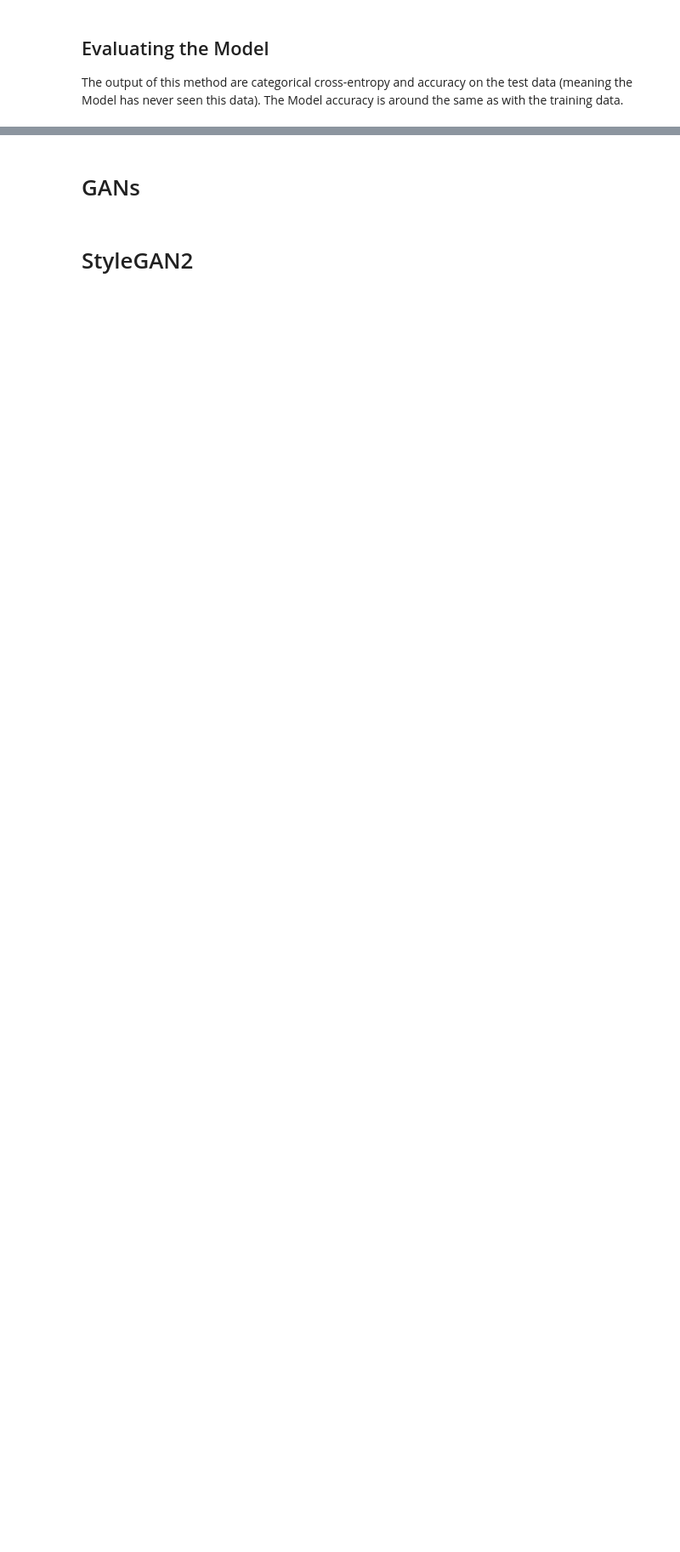
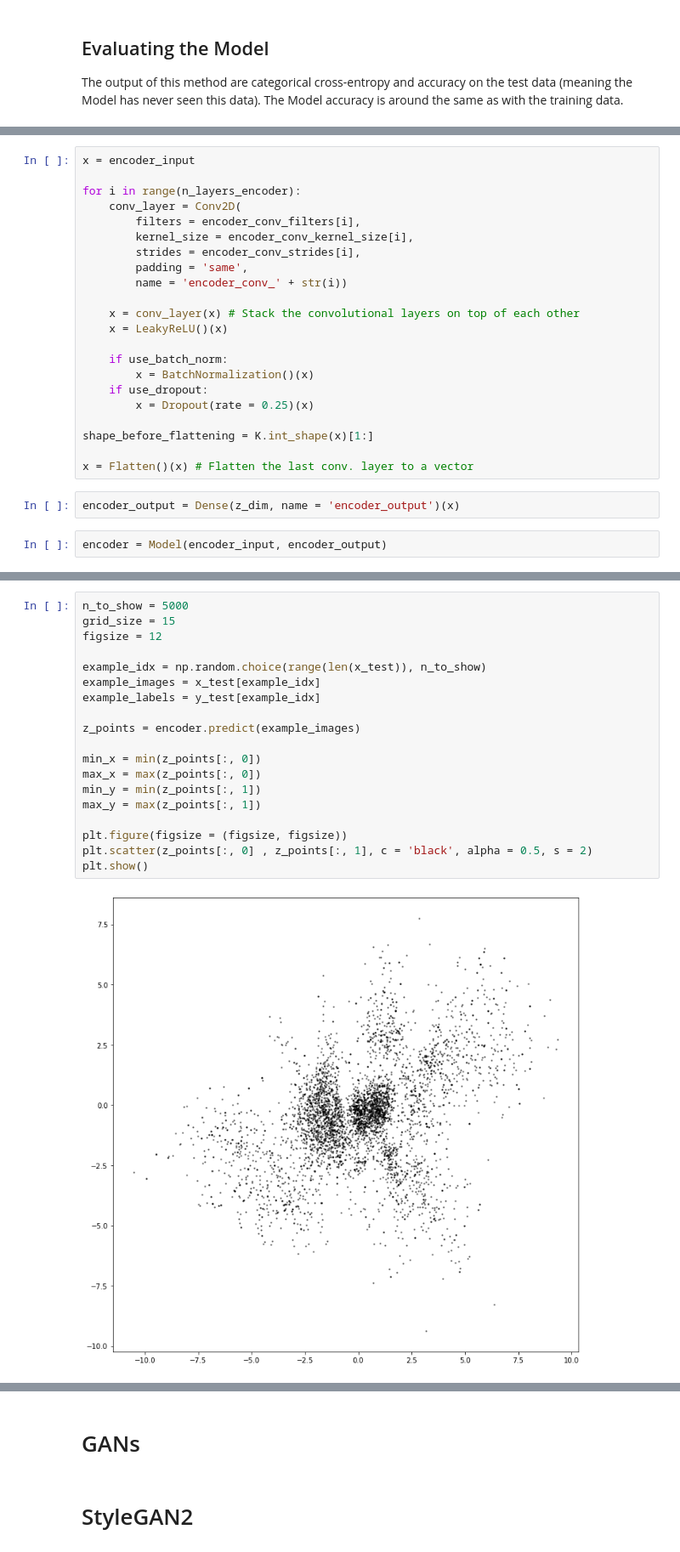
Before and after one commit to d-pettersson/CODE-SE-15-Advanced-Machine-Learning, a Jupyter notebook: Generative Deep Learning - Exploration.ipynb, the cells around one changed output, grey strips where cells are left out. Shown at 85% size. Saved outputs shown, nothing was run; the diff lists cells and outputs as text; blank space fills up the shorter version.

```diff
--- a/Generative Deep Learning - Exploration.ipynb
+++ b/Generative Deep Learning - Exploration.ipynb
@@ -251,0 +312,26 @@ for i, idx in enumerate(indices):
+# %%
+x = encoder_input
+
+for i in range(n_layers_encoder):
+    conv_layer = Conv2D(
+        filters = encoder_conv_filters[i],
+        kernel_size = encoder_conv_kernel_size[i],
+        strides = encoder_conv_strides[i],
+        padding = 'same',
+        name = 'encoder_conv_' + str(i))
+
+    x = conv_layer(x) # Stack the convolutional layers on top of each other
+    x = LeakyReLU()(x)
+
+    if use_batch_norm:
+        x = BatchNormalization()(x)
+    if use_dropout:
+        x = Dropout(rate = 0.25)(x)
+
+shape_before_flattening = K.int_shape(x)[1:]
+
+x = Flatten()(x) # Flatten the last conv. layer to a vector
+# %%
+encoder_output = Dense(z_dim, name = 'encoder_output')(x)
+# %%
+encoder = Model(encoder_input, encoder_output)
@@ -251,0 +497,21 @@ for i, idx in enumerate(indices):
+# %%
+n_to_show = 5000
+grid_size = 15
+figsize = 12
+
+example_idx = np.random.choice(range(len(x_test)), n_to_show)
+example_images = x_test[example_idx]
+example_labels = y_test[example_idx]
+
+z_points = encoder.predict(example_images)
+
+min_x = min(z_points[:, 0])
+max_x = max(z_points[:, 0])
+min_y = min(z_points[:, 1])
+max_y = max(z_points[:, 1])
+
+plt.figure(figsize = (figsize, figsize))
+plt.scatter(z_points[:, 0] , z_points[:, 1], c = 'black', alpha = 0.5, s = 2)
+plt.show()
+# %% [output]
+[figure, added]
```
Also changed, not shown: parts of 73 cells of this notebook.
